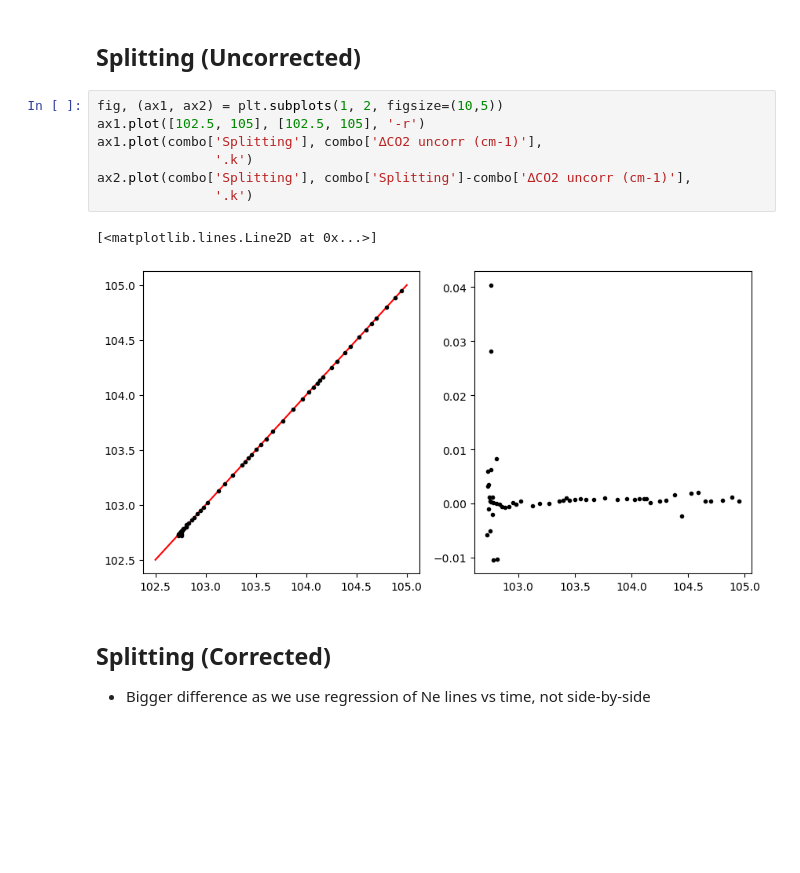
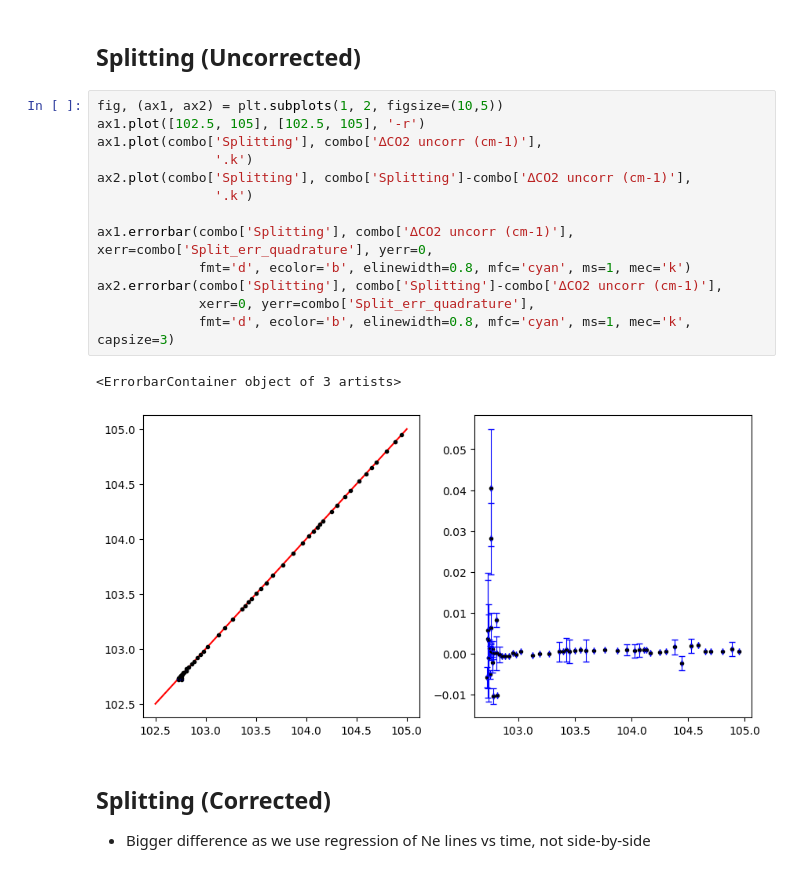
Before and after one commit to PennyWieser/DiadFit, a Jupyter notebook: docs/Examples/Example1a_Gas_Cell_Calibration/DiadFit_vs_Fityk.ipynb, the cells around one changed output. Saved outputs shown, nothing was run; the diff lists cells and outputs as text; blank space fills up the shorter version.

```diff
--- a/docs/Examples/Example1a_Gas_Cell_Calibration/DiadFit_vs_Fityk.ipynb
+++ b/docs/Examples/Example1a_Gas_Cell_Calibration/DiadFit_vs_Fityk.ipynb
@@ -176,13 +159,19 @@ ax2.plot(combo['Diad2_Voigt_Cent'], combo['Diad2_Voigt_Cent']-combo['1389cm-1'],
 # %%
 fig, (ax1, ax2) = plt.subplots(1, 2, figsize=(10,5))
 ax1.plot([102.5, 105], [102.5, 105], '-r')
 ax1.plot(combo['Splitting'], combo['∆CO2 uncorr (cm-1)'],
                '.k')
 ax2.plot(combo['Splitting'], combo['Splitting']-combo['∆CO2 uncorr (cm-1)'],
                '.k')
+
+ax1.errorbar(combo['Splitting'], combo['∆CO2 uncorr (cm-1)'], xerr=combo['Split_err_quadrature'], yerr=0,
+             fmt='d', ecolor='b', elinewidth=0.8, mfc='cyan', ms=1, mec='k')
+ax2.errorbar(combo['Splitting'], combo['Splitting']-combo['∆CO2 uncorr (cm-1)'],
+             xerr=0, yerr=combo['Split_err_quadrature'],
+             fmt='d', ecolor='b', elinewidth=0.8, mfc='cyan', ms=1, mec='k', capsize=3)
 # %% [output]
-[<matplotlib.lines.Line2D at 0x...>]
+<ErrorbarContainer object of 3 artists>
-[figure, old version]
+[figure, new version]
 # %% [markdown]
 ## Splitting (Corrected)
 - Bigger difference as we use regression of Ne lines vs time, not side-by-side
```
Also changed, not shown: parts of 18 cells of this notebook, 15 other files.
